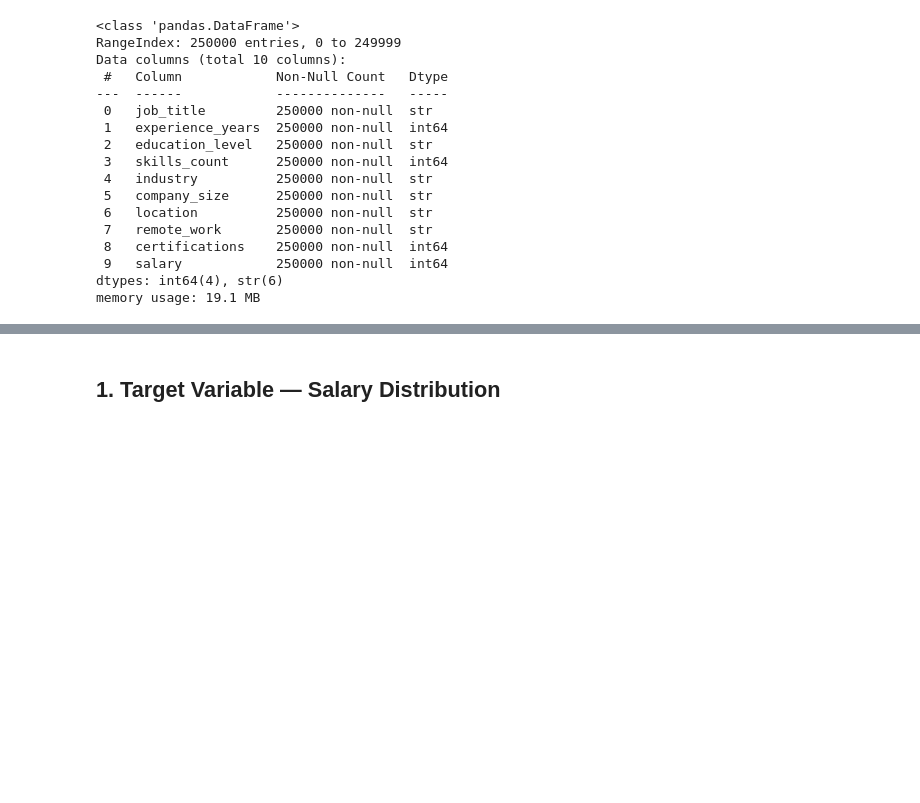
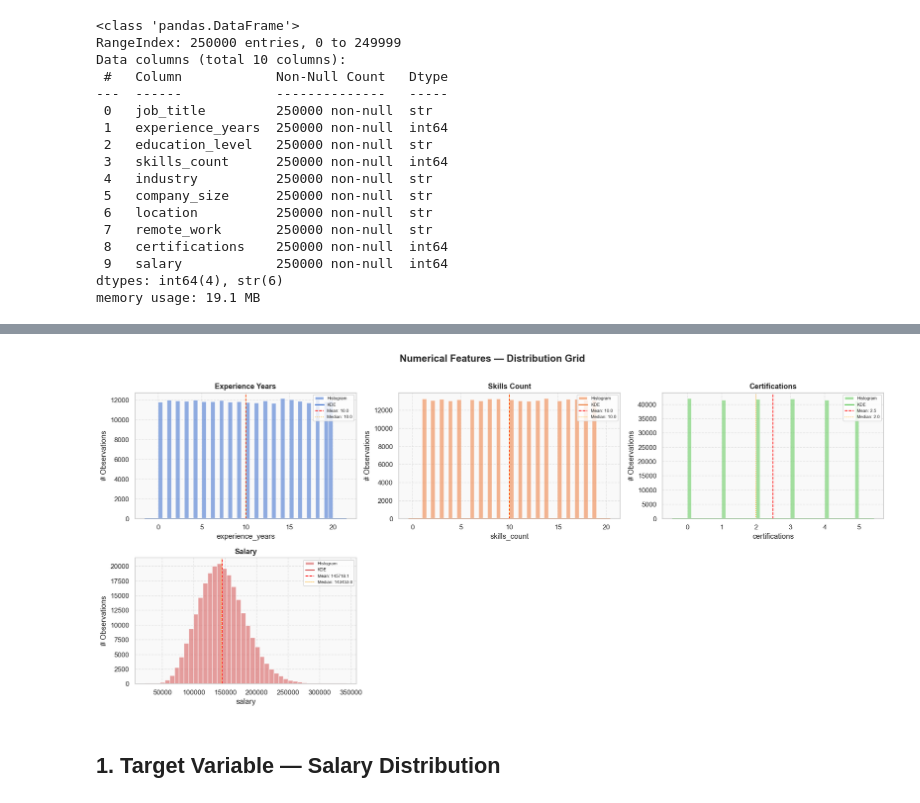
Before and after one commit to GRATTEXV2/TEST_KAGGLE, a Jupyter notebook: Analisi_Kaggle.ipynb, the cells around one changed output, grey strips where cells are left out. Cells and saved outputs as stored; diff of their text form; code cells hidden in the pictures; blank space fills up the shorter version.

```diff
--- a/Analisi_Kaggle.ipynb
+++ b/Analisi_Kaggle.ipynb
@@ -136,3 +191,43 @@ df.describe().T
+# %%
+# Numerical Features Distribution Grid
+
+import math
+
+num_cols = df.select_dtypes(include="number").columns.tolist()
+
+n_cols = 3
+n_rows = math.ceil(len(num_cols) / n_cols)
+
+fig, axes = plt.subplots(n_rows, n_cols, figsize=(6 * n_cols, 4 * n_rows))
+fig.suptitle("Numerical Features — Distribution Grid", fontsize=16, fontweight="bold", y=1.01)
+
+axes = axes.flatten()
+colors = sns.color_palette("muted", len(num_cols))
+
+for i, (col, color) in enumerate(zip(num_cols, colors)):
+    ax = axes[i]
+    # Histogram + KDE overlay
+    ax.hist(df[col], bins=40, color=color, edgecolor="white", alpha=0.6, label="Histogram")
+    sns.kdeplot(df[col], ax=ax, color=color, linewidth=2, label="KDE")
+    # Vertical lines for mean and median
+    ax.axvline(df[col].mean(),   color="red",    linestyle="--", linewidth=1.2, label=f"Mean: {df[col].mean():.1f}")
+    ax.axvline(df[col].median(), color="orange", linestyle=":",  linewidth=1.2, label=f"Median: {df[col].median():.1f}")
+    ax.set_title(col.replace("_", " ").title(), fontsize=12, fontweight="bold")
+    ax.set_xlabel(col)
+    ax.set_ylabel("# Observations")
+    ax.legend(fontsize=7)
+    # Grid styling
+    ax.grid(True, linestyle="--", alpha=0.5)
+    ax.set_facecolor("#f9f9f9")
+
+# Hide unused subplots
+for j in range(len(num_cols), len(axes)):
+    axes[j].set_visible(False)
+
+plt.tight_layout()
+plt.show()
+# %% [output]
+[figure, added]
 # %% [markdown]
 ## 1. Target Variable — Salary Distribution
 # %%
```
Also changed, not shown: parts of 12 cells of this notebook.
